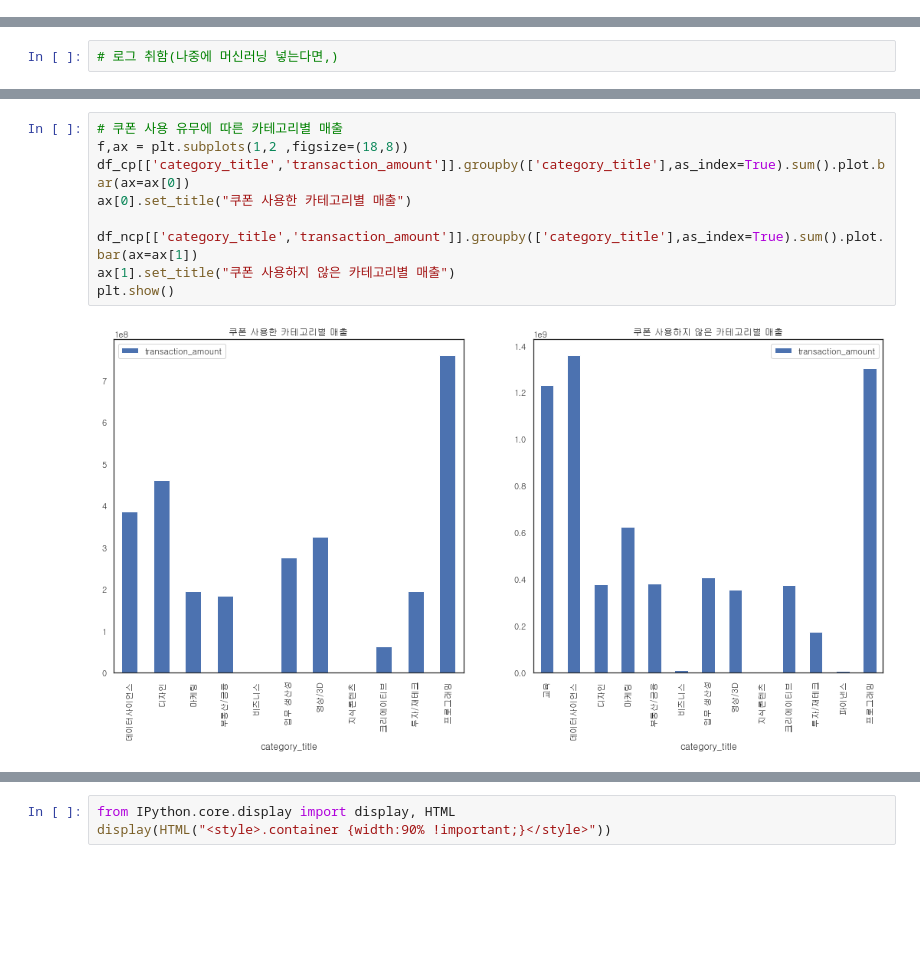
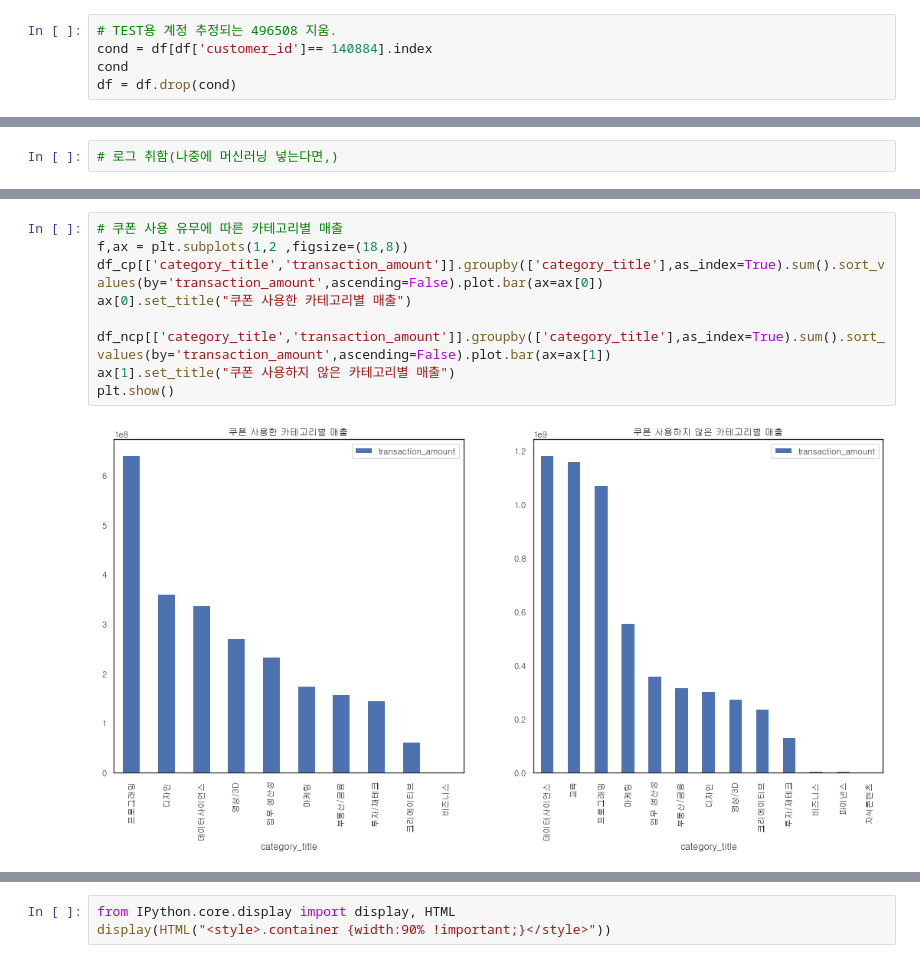
Before and after one commit to easydong02/Year-Dream, a Jupyter notebook: EDA/project_fastcampus.ipynb, the cells around one changed output, grey strips where cells are left out. Drawn from its saved outputs; the diff is of its cells as text; blank space fills up the shorter version.

```diff
--- a/EDA/project_fastcampus.ipynb
+++ b/EDA/project_fastcampus.ipynb
@@ -303,5 +313,10 @@ df[df['category_title']=='관리']
 # %% [output]
 |  | id | customer_id | course_id | type | state | course_title | category_title | format | ... |
+# %%
+# TEST용 계정 추정되는 496508 지움.
+cond = df[df['customer_id']== 140884].index
+cond
+df = df.drop(cond)
 # %%
 # 가장 많은 결제 내역을 가진 아이디들 내림차순 정렬
 
@@ -492,14 +518,14 @@ plt.show()
 # %%
 # 쿠폰 사용 유무에 따른 카테고리별 매출
 f,ax = plt.subplots(1,2 ,figsize=(18,8))
-df_cp[['category_title','transaction_amount']].groupby(['category_title'],as_index=True).sum().plot.bar(ax=ax[0])
+df_cp[['category_title','transaction_amount']].groupby(['category_title'],as_index=True).sum().sort_values(by='transaction_amount',ascending=False).plot.bar(ax=ax[0])
 ax[0].set_title("쿠폰 사용한 카테고리별 매출")
 
-df_ncp[['category_title','transaction_amount']].groupby(['category_title'],as_index=True).sum().plot.bar(ax=ax[1])
+df_ncp[['category_title','transaction_amount']].groupby(['category_title'],as_index=True).sum().sort_values(by='transaction_amount',ascending=False).plot.bar(ax=ax[1])
 ax[1].set_title("쿠폰 사용하지 않은 카테고리별 매출")
 plt.show()
 # %% [output]
-[figure, old version]
+[figure, new version]
 # %%
 # 쿠폰 사용 유무에 따른 평균 매출의 빈도
 plt.figure(figsize=(8,6))
```
Also changed, not shown: parts of 30 cells of this notebook.
